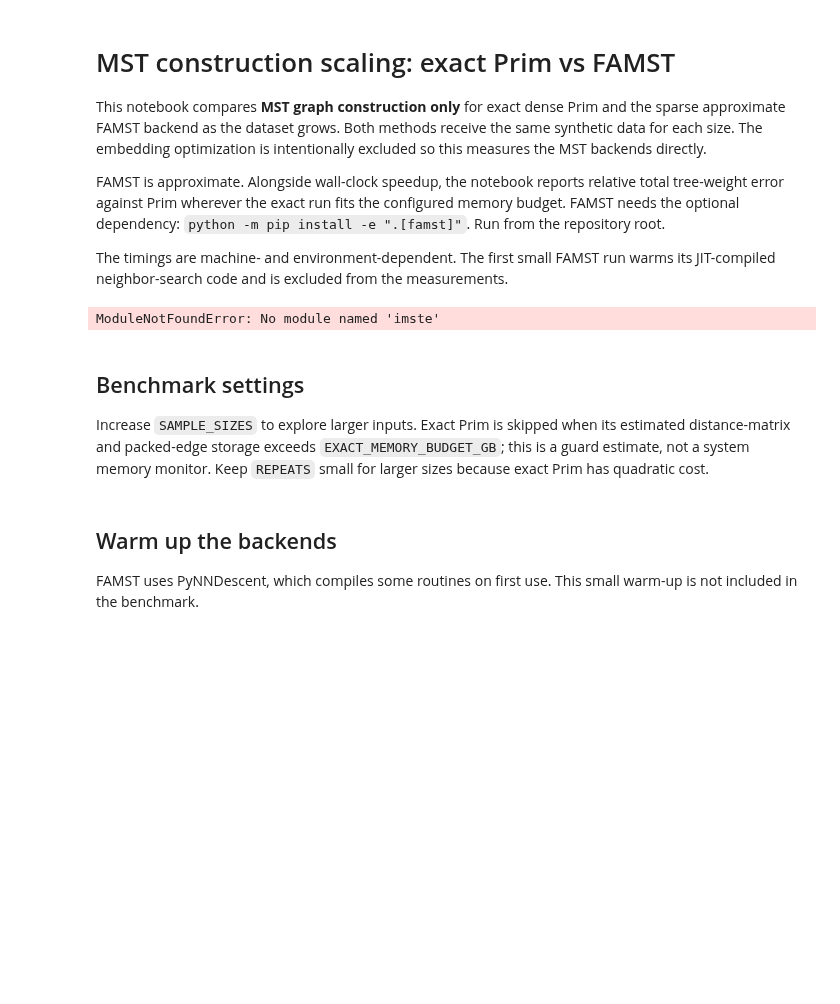
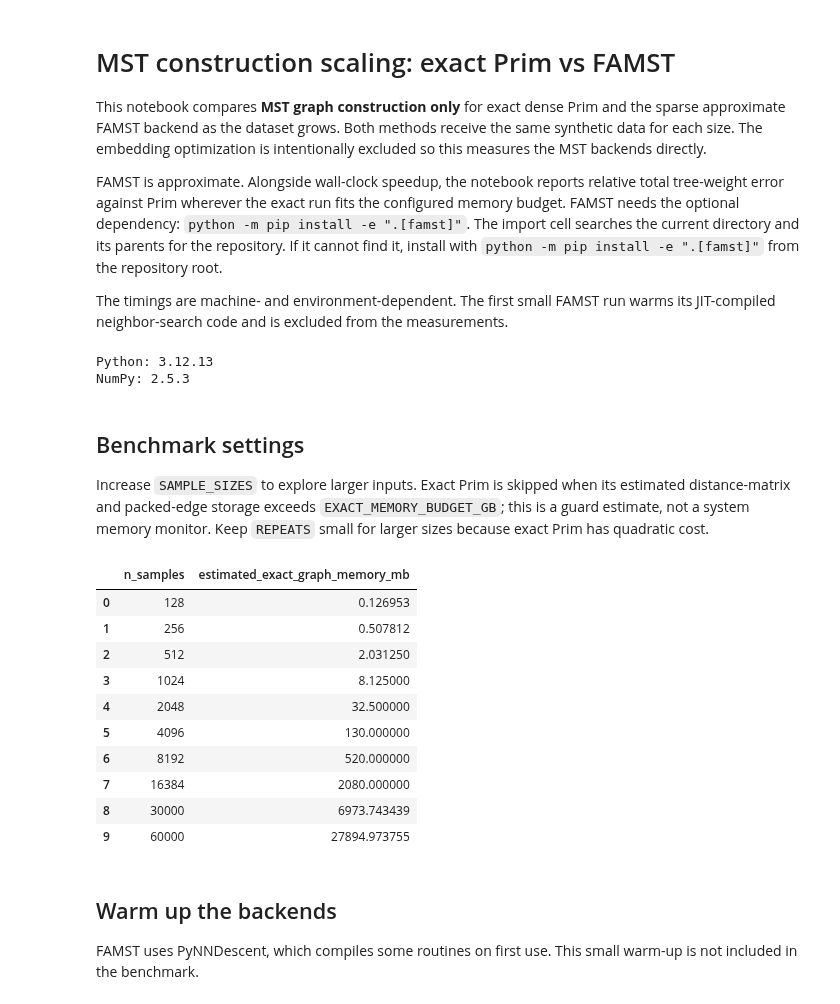
Before and after one commit to fabriziocosta/mst_embedding, a Jupyter notebook: notebooks/mst_scaling_benchmark.ipynb, the cells around one changed output. Saved outputs shown, nothing was run; the diff lists cells and outputs as text; code cells hidden in the pictures; blank space fills up the shorter version.

```diff
--- a/notebooks/mst_scaling_benchmark.ipynb
+++ b/notebooks/mst_scaling_benchmark.ipynb
@@ -3,49 +3,82 @@
 
 This notebook compares **MST graph construction only** for exact dense Prim and the sparse approximate FAMST backend as the dataset grows. Both methods receive the same synthetic data for each size. The embedding optimization is intentionally excluded so this measures the MST backends directly.
 
-FAMST is approximate. Alongside wall-clock speedup, the notebook reports relative total tree-weight error against Prim wherever the exact run fits the configured memory budget. FAMST needs the optional dependency: `python -m pip install -e ".[famst]"`. Run from the repository root.
+FAMST is approximate. Alongside wall-clock speedup, the notebook reports relative total tree-weight error against Prim wherever the exact run fits the configured memory budget. FAMST needs the optional dependency: `python -m pip install -e ".[famst]"`. The import cell searches the current directory and its parents for the repository. If it cannot find it, install with `python -m pip install -e ".[famst]"` from the repository root.
 
 The timings are machine- and environment-dependent. The first small FAMST run warms its JIT-compiled neighbor-search code and is excluded from the measurements.
-# %%
-from time import perf_counter
-import platform
-
-import matplotlib.pyplot as plt
-import numpy as np
-import pandas as pd
-
-from imste.mst import build_mst_edges
-
-print(f"Python: {platform.python_version()}")
-print(f"NumPy: {np.__version__}")
-# %% [output]
-ModuleNotFoundError: No module named 'imste'
+# %%
+from time import perf_counter
+from pathlib import Path
+import platform
+import sys
+
+import matplotlib.pyplot as plt
+import numpy as np
+import pandas as pd
+
+# Jupyter may start the kernel in the repository root or its notebooks folder.
+repo_root = next(
+    (path for path in (Path.cwd(), *Path.cwd().parents)
+     if (path / "imste" / "__init__.py").is_file()),
+    None,
+)
+if repo_root is not None and str(repo_root) not in sys.path:
+    sys.path.insert(0, str(repo_root))
+
+try:
+    from imste.mst import build_mst_edges
+except ModuleNotFoundError as exc:
+    if exc.name != "imste" and not (exc.name or "").startswith("imste."):
+        raise
+    raise ModuleNotFoundError(
+        "Could not locate the IMSTE package. Open this notebook from the "
+        "repository, or install it with `python -m pip install -e '.[famst]'` "
+        "from the repository root."
+    ) from exc
+
+print(f"Python: {platform.python_version()}")
+print(f"NumPy: {np.__version__}")
+# %% [output]
+Python: 3.12.13
+NumPy: 2.5.3
 # %% [markdown]
 ## Benchmark settings
 
 Increase `SAMPLE_SIZES` to explore larger inputs. Exact Prim is skipped when its estimated distance-matrix and packed-edge storage exceeds `EXACT_MEMORY_BUDGET_GB`; this is a guard estimate, not a system memory monitor. Keep `REPEATS` small for larger sizes because exact Prim has quadratic cost.
 # %%
-SAMPLE_SIZES = [128, 256, 512, 1_024, 2_048, 4_096]
+SAMPLE_SIZES = [128, 256, 512, 1_024, 2_048, 4_096, 8_192, 16_384, 30_000, 60_000]
 N_FEATURES = 32
 N_MSTS = 1
 ANN_NEIGHBORS = 15
 INTER_COMPONENT_EDGES = 5
 MAX_ANN_NEIGHBORS = 60
 REPEATS = 2
 DATA_SEED = 42
 BENCHMARK_SEED = 123
 EXACT_MEMORY_BUDGET_GB = 1.0
 
 def estimated_prim_graph_bytes(n_samples):
     # float64 pairwise distances plus the packed edge-availability matrix.
     return n_samples**2 * (8 + 1 / 8)
 
 pd.DataFrame({
     'n_samples': SAMPLE_SIZES,
     'estimated_exact_graph_memory_mb': [
         estimated_prim_graph_bytes(n) / 1024**2 for n in SAMPLE_SIZES
     ],
 })
+# %% [output]
+|  | n_samples | estimated_exact_graph_memory_mb |
+| 0 | 128 | 0.126953 |
+| 1 | 256 | 0.507812 |
+| 2 | 512 | 2.031250 |
+| 3 | 1024 | 8.125000 |
+| 4 | 2048 | 32.500000 |
+| 5 | 4096 | 130.000000 |
+| 6 | 8192 | 520.000000 |
+| 7 | 16384 | 2080.000000 |
+| 8 | 30000 | 6973.743439 |
+| 9 | 60000 | 27894.973755 |
 # %% [markdown]
 ## Warm up the backends
 
```
Also changed, not shown: parts of 4 cells of this notebook, 5 other files.
